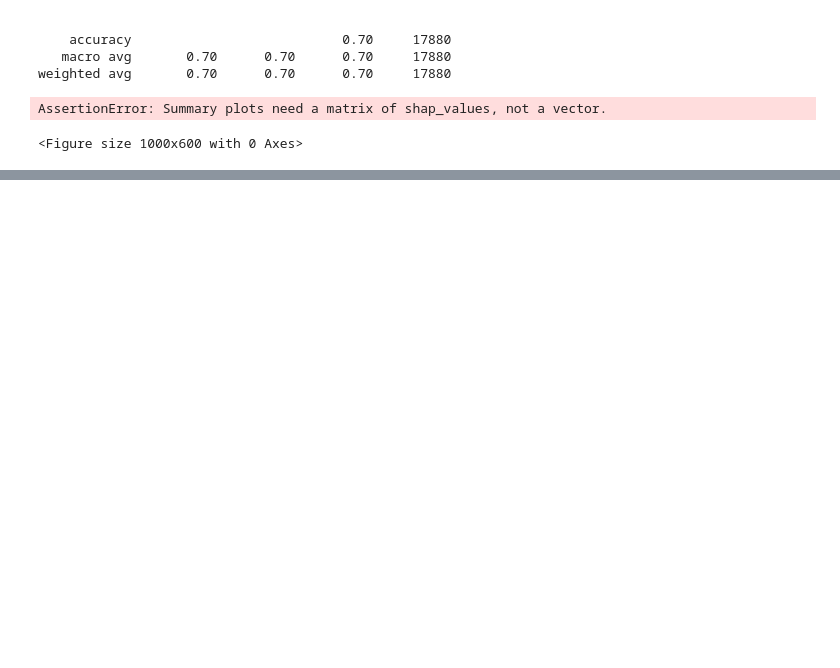
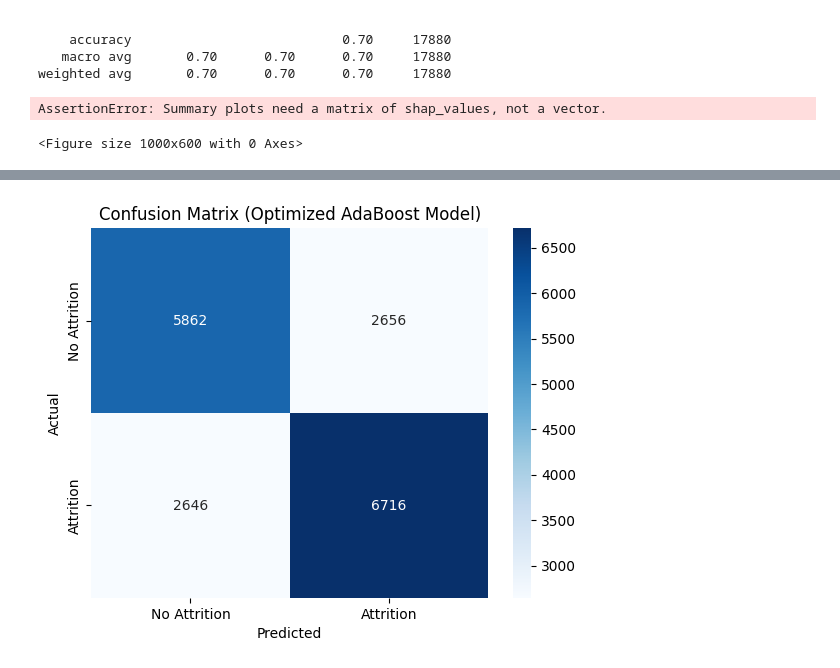
Before and after one commit to hansi-2000/HR-Project_ML, a Jupyter notebook: EMP_Attrition_rate.ipynb, the cells around one changed output, grey strips where cells are left out. Drawn from its saved outputs; the diff is of its cells as text; code cells hidden in the pictures; blank space fills up the shorter version.

```diff
--- a/EMP_Attrition_rate.ipynb
+++ b/EMP_Attrition_rate.ipynb
@@ -649,0 +704,83 @@ plt.show()
+# %%
+from sklearn.model_selection import train_test_split, GridSearchCV, learning_curve
+from sklearn.ensemble import AdaBoostClassifier
+from sklearn.tree import DecisionTreeClassifier
+from sklearn.metrics import classification_report, confusion_matrix
+from sklearn.preprocessing import StandardScaler
+import numpy as np
+import matplotlib.pyplot as plt
+import seaborn as sns
+import pandas as pd
+
+# Data preparation
+X = train.drop(columns=['Attrition'])
+y = train['Attrition']
+
+# Scaling features
+scaler = StandardScaler()
+X_scaled = scaler.fit_transform(X)
+
+# Split data
+X_train, X_test, y_train, y_test = train_test_split(X_scaled, y, test_size=0.3, random_state=42)
+
+# Initialize AdaBoost with DecisionTreeClassifier as the base estimator
+base_estimator = DecisionTreeClassifier(max_depth=1)
+ada_boost = AdaBoostClassifier(estimator=base_estimator)
+
+# Grid Search for Hyperparameter Tuning
+param_grid = {
+    'n_estimators': [50, 100, 200],
+    'learning_rate': [0.01, 0.05, 0.1, 0.5, 1.0],
+}
+
+grid_search = GridSearchCV(estimator=ada_boost, param_grid=param_grid, scoring='accuracy', cv=3, n_jobs=-1)
+grid_search.fit(X_train, y_train)
+
+# Print best parameters found
+best_params = grid_search.best_params_
+print("Best parameters found: ", best_params)
+
+# Initialize AdaBoost model with best parameters
+ada_boost = AdaBoostClassifier(estimator=base_estimator, **best_params)
+
+# Fit the AdaBoost model on the training set
+ada_boost.fit(X_train, y_train)
+
+# Making predictions
+y_pred = ada_boost.predict(X_test)
+
+# Generating and printing the classification report
+print(classification_report(y_test, y_pred))
+
+# Confusion Matrix
+cm = confusion_matrix(y_test, y_pred)
+sns.heatmap(cm, annot=True, fmt="d", cmap="Blues", xticklabels=["No Attrition", "Attrition"], yticklabels=["No Attrition", "Attrition"])
+plt.xlabel("Predicted")
+plt.ylabel("Actual")
+plt.title("Confusion Matrix (Optimized AdaBoost Model)")
+plt.show()
+
+# Generating learning curves
+train_sizes, train_scores, test_scores = learning_curve(
+    ada_boost, X, y, cv=5, scoring='accuracy', train_sizes=np.linspace(0.1, 1.0, 10)
+)
+
+# Calculating mean and standard deviation for training and cross-validation scores
+train_scores_mean = np.mean(train_scores, axis=1)
+train_scores_std = np.std(train_scores, axis=1)
+test_scores_mean = np.mean(test_scores, axis=1)
+test_scores_std = np.std(test_scores, axis=1)
+
+# Plotting the learning curve
+plt.figure()
+plt.title("Learning Curve for Optimized AdaBoost Model")
+plt.xlabel("Training examples")
+plt.ylabel("Accuracy Score")
+plt.grid()
+plt.fill_between(train_sizes, train_scores_mean - train_scores_std, train_scores_mean + train_scores_std, alpha=0.1, color="r")
+plt.fill_between(train_sizes, test_scores_mean - test_scores_std, test_scores_mean + test_scores_std, alpha=0.1, color="g")
+plt.plot(train_sizes, train_scores_mean, 'o-', color="r", label="Training score")
+plt.plot(train_sizes, test_scores_mean, 'o-', color="g", label="Cross-validation score")
+plt.legend(loc="best")
+plt.show()
+# %% [output]
@@ -649,0 +796 @@ plt.show()
+[figure, added]
```
Also changed, not shown: parts of 4 cells of this notebook.
